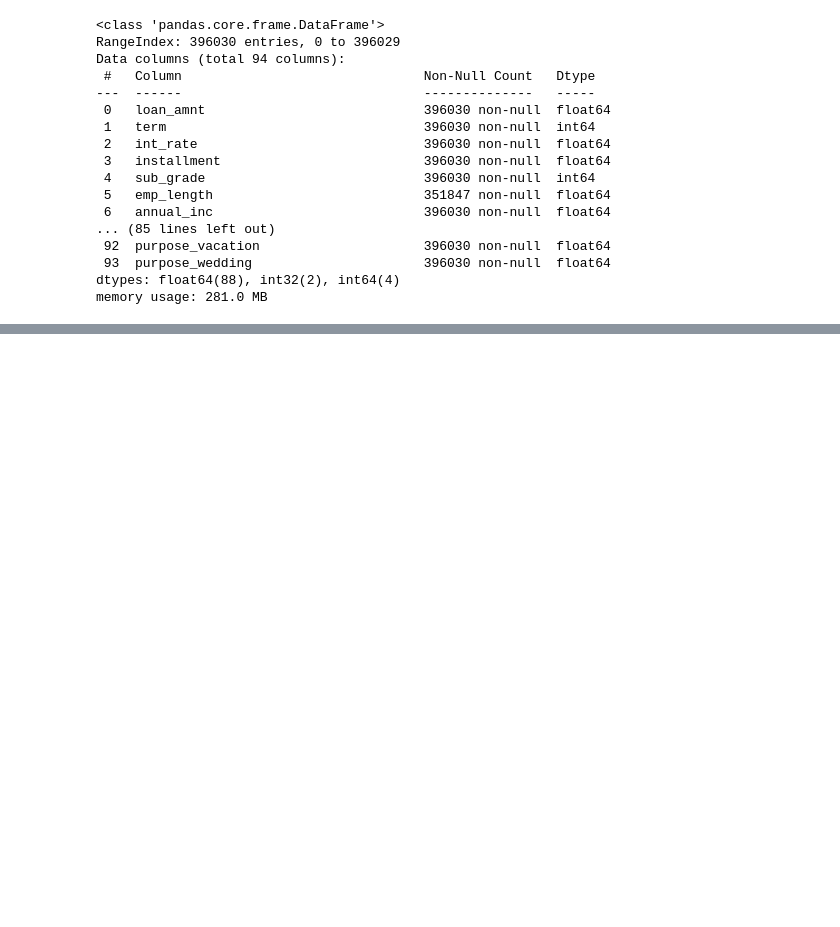
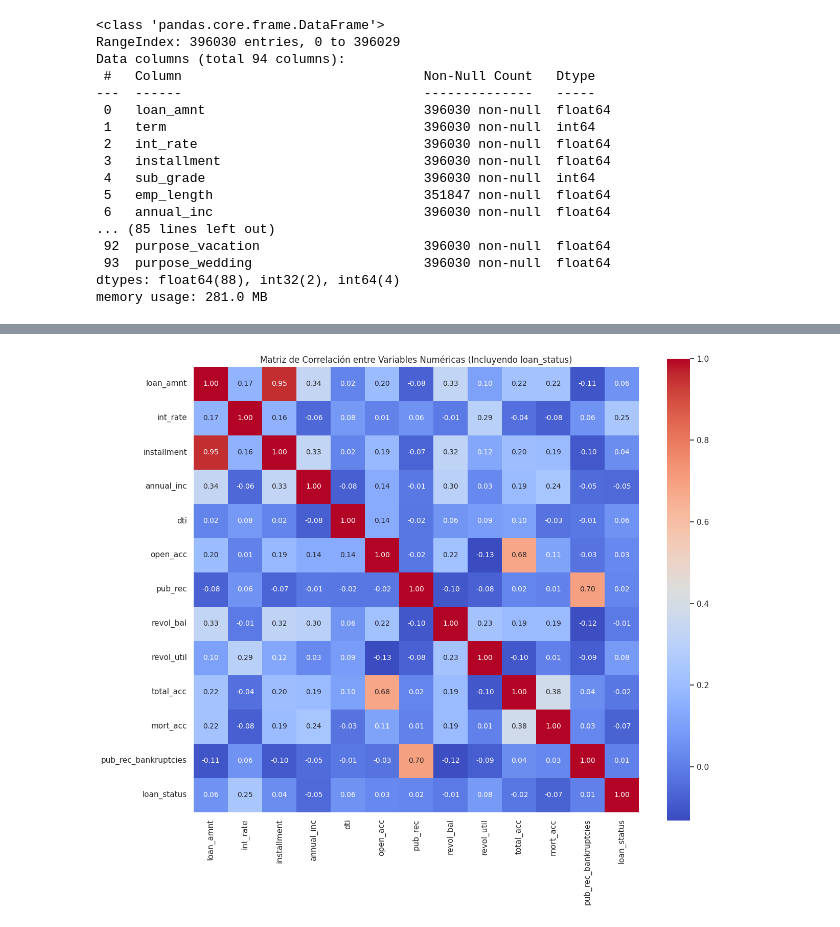
Before and after one commit to 4GeeksAcademy/AK-EA-GG_ProyectoFinalDS-ML, a Jupyter notebook: src/explore.ipynb, the cells around one changed output, grey strips where cells are left out. Cells and saved outputs as stored; diff of their text form; code cells hidden in the pictures; blank space fills up the shorter version.

```diff
--- a/src/explore.ipynb
+++ b/src/explore.ipynb
@@ -226,0 +256,16 @@ memory usage: 281.0 MB
+# %%
+# Relación entre variables numéricas (float64 + loan_status)
+# Agregar la variable objetivo a la lista
+numericas_float_con_objetivo = numericas_float + ['loan_status']
+
+# Calcular la matriz de correlación incluyendo la variable objetivo
+corr_matrix = df_final[numericas_float_con_objetivo].corr()
+
+# Mostrar el mapa de calor de la correlación
+plt.figure(figsize=(13, 11))
+sns.heatmap(corr_matrix, annot=True, fmt=".2f", cmap='coolwarm', square=True)
+plt.title('Matriz de Correlación entre Variables Numéricas (Incluyendo loan_status)')
+plt.tight_layout()
+plt.show()
+# %% [output]
+[figure, added]
```
Also changed, not shown: parts of 6 cells of this notebook, 1 other file.
